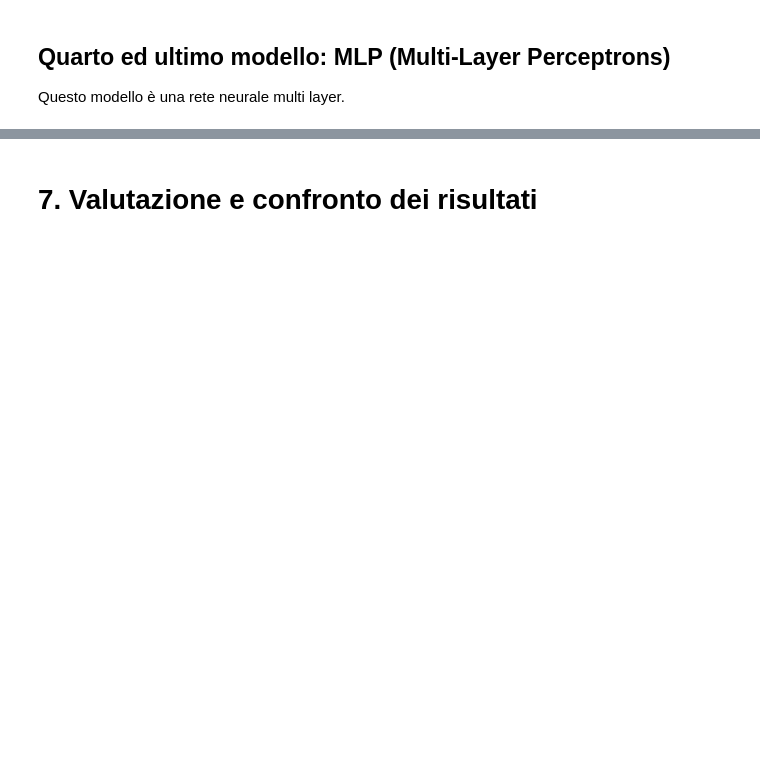
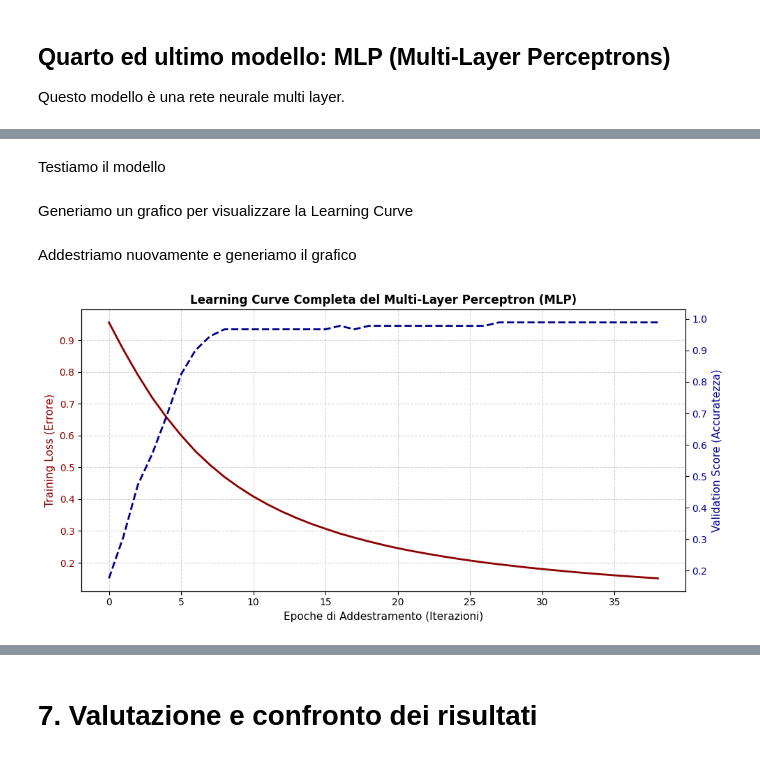
Before and after one commit to AntoninoCardillo2/ProgettoML_Cardillo_Ragazzini, a Jupyter notebook: Analisi_Predittiva_Breast_Cancer.ipynb, the cells around one changed output, grey strips where cells are left out. Drawn from its saved outputs; the diff is of its cells as text; code cells hidden in the pictures; blank space fills up the shorter version.

```diff
--- a/Analisi_Predittiva_Breast_Cancer.ipynb
+++ b/Analisi_Predittiva_Breast_Cancer.ipynb
@@ -427,0 +473,5 @@ Importiamo la libreria e inizializziamo il modello con il kernel lineare e il ra
+# %%
+grid_svm.fit(X_train_scaled, y_train)
+
+print("--- RISULTATI GRIDSEARCHCV SVM ---")
+print(f"Migliori parametri scelti : {grid_svm.best_params_}\n")
@@ -433,3 +498,0 @@ Addestriamo il modello sui dati del Train Set scalati e effettuiamo la predizion
-# %%
-svm_model.fit(X_train_scaled, y_train)
-y_pred_svm = svm_model.predict(X_test_scaled)
@@ -527,2 +583,0 @@ Addestriamo la rete neurale sui dati scalati
-# %%
-mlp_model.fit(X_train_scaled, y_train)
@@ -576,0 +592,2 @@ Questo non significa che l'MLP sia un algoritmo poco efficace. Al contrario, le
+# %% [markdown]
+Testiamo il modello
@@ -576,0 +597,40 @@ Questo non significa che l'MLP sia un algoritmo poco efficace. Al contrario, le
+# %% [markdown]
+Generiamo un grafico per visualizzare la Learning Curve
+# %%
+import matplotlib.pyplot as plt
+
+migliori_parametri = grid_mlp.best_params_
+
+mlp_grafico = MLPClassifier(
+    hidden_layer_sizes=migliori_parametri['hidden_layer_sizes'],
+    activation=migliori_parametri['activation'],
+    max_iter=1000,
+    early_stopping=True,
+    validation_fraction=0.2,
+    random_state=42
+)
+# %% [markdown]
+Addestriamo nuovamente e generiamo il grafico
+# %%
+mlp_grafico.fit(X_train_scaled, y_train)
+
+fig, ax1 = plt.subplots(figsize=(10, 5))
+
+color = 'darkred'
+ax1.set_xlabel('Epoche di Addestramento (Iterazioni)', fontsize=11)
+ax1.set_ylabel('Training Loss (Errore)', color=color, fontsize=11)
+ax1.plot(mlp_grafico.loss_curve_, color=color, lw=2, label='Training Loss')
+ax1.tick_params(axis='y', labelcolor=color)
+ax1.grid(True, linestyle='--', alpha=0.5)
+
+ax2 = ax1.twinx()
+color = 'darkblue'
+ax2.set_ylabel('Validation Score (Accuratezza)', color=color, fontsize=11)
+ax2.plot(mlp_grafico.validation_scores_, color=color, lw=2, linestyle='--', label='Validation Accuracy')
+ax2.tick_params(axis='y', labelcolor=color)
+
+plt.title('Learning Curve Completa del Multi-Layer Perceptron (MLP)', fontsize=12, fontweight='bold')
+fig.tight_layout()
+plt.show()
+# %% [output]
+[figure, added]
```
Also changed, not shown: parts of 65 cells of this notebook.
